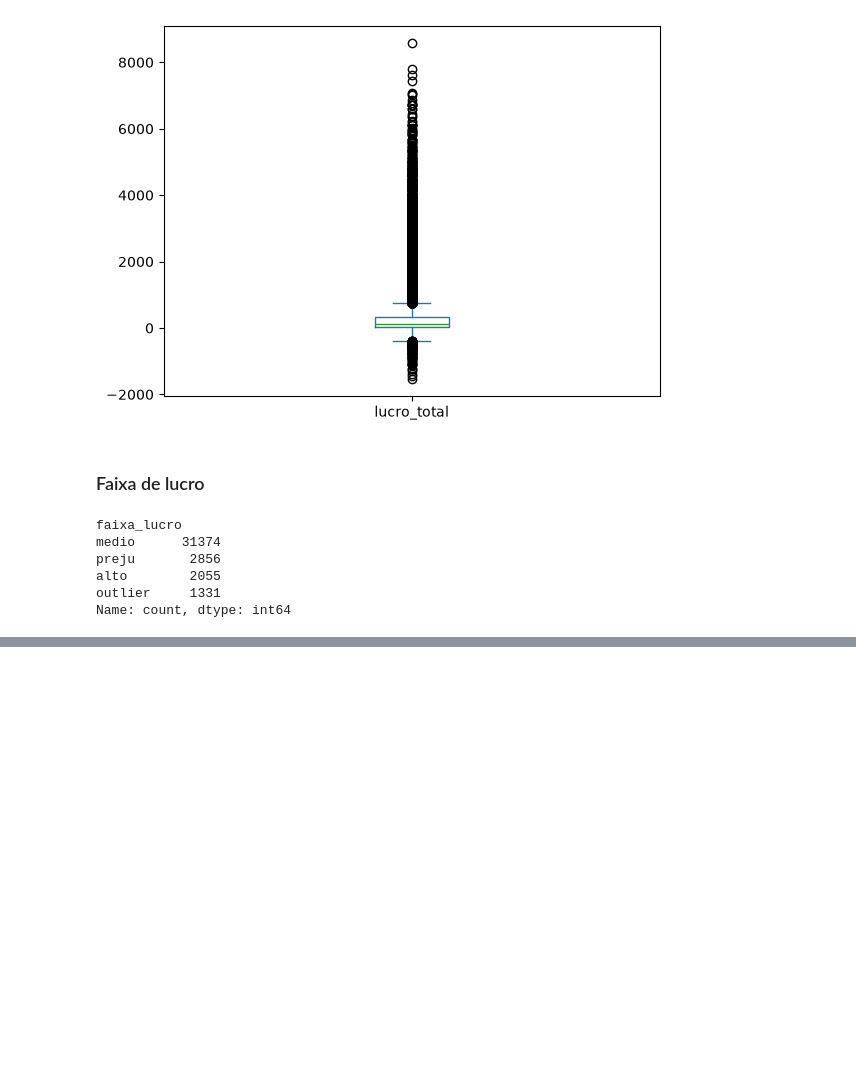
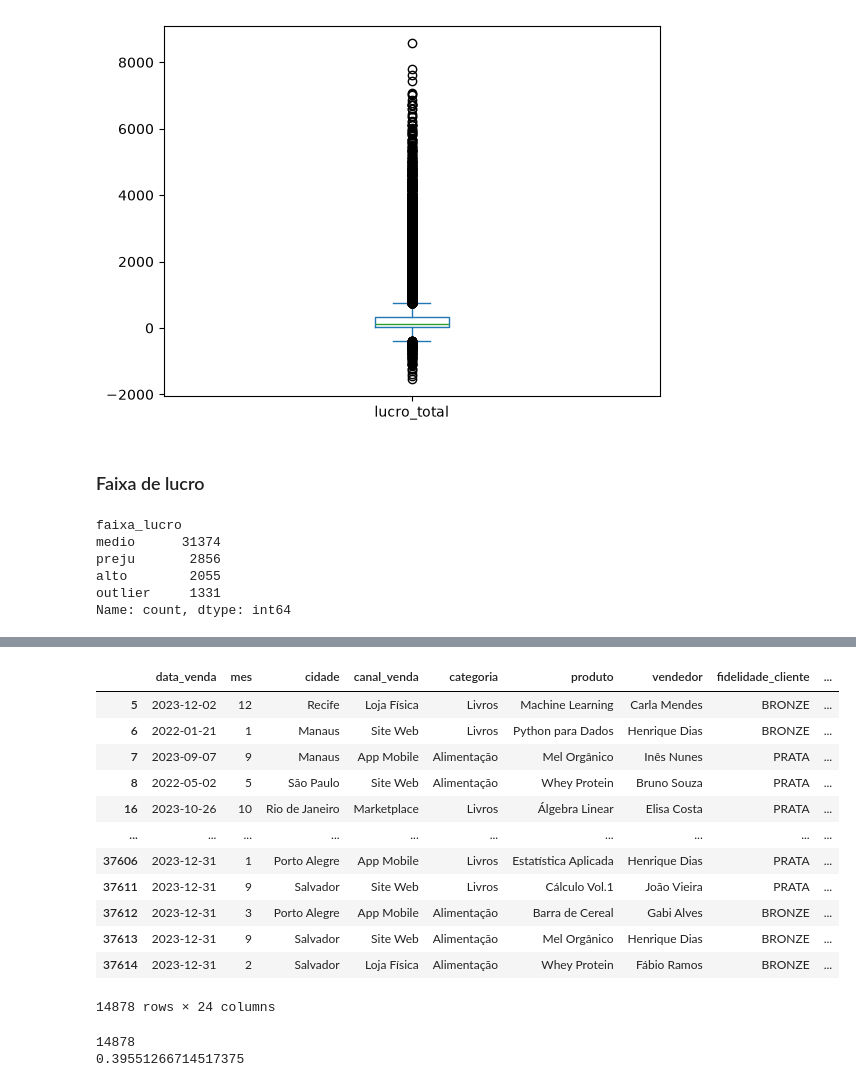
Before and after one commit to UFRJ-Analytica/ufrj-analytica-training, a Jupyter notebook: entregaveis/notebooks/rhenan_goncalves.ipynb, the cells around one changed output, grey strips where cells are left out. Cells and saved outputs as stored; diff of their text form; code cells hidden in the pictures; blank space fills up the shorter version.

```diff
--- a/entregaveis/notebooks/rhenan_goncalves.ipynb
+++ b/entregaveis/notebooks/rhenan_goncalves.ipynb
@@ -482,0 +586,24 @@ Name: count, dtype: int64
+# %%
+#vou pegar comida e livros
+df_bao = df[ df["categoria"].isin(["Livros","Alimentação"]) ]
+df_bao
+# %% [output]
+|  | data_venda | mes | cidade | canal_venda | categoria | produto | vendedor | fidelidade_cliente | ... |
+| 5 | 2023-12-02 | 12 | Recife | Loja Física | Livros | Machine Learning | Carla Mendes | BRONZE | ... |
+| 6 | 2022-01-21 | 1 | Manaus | Site Web | Livros | Python para Dados | Henrique Dias | BRONZE | ... |
+| 7 | 2023-09-07 | 9 | Manaus | App Mobile | Alimentação | Mel Orgânico | Inês Nunes | PRATA | ... |
+| 8 | 2022-05-02 | 5 | São Paulo | Site Web | Alimentação | Whey Protein | Bruno Souza | PRATA | ... |
+| 16 | 2023-10-26 | 10 | Rio de Janeiro | Marketplace | Livros | Álgebra Linear | Elisa Costa | PRATA | ... |
+| ... | ... | ... | ... | ... | ... | ... | ... | ... | ... |
+| 37606 | 2023-12-31 | 1 | Porto Alegre | App Mobile | Livros | Estatística Aplicada | Henrique Dias | PRATA | ... |
+| 37611 | 2023-12-31 | 9 | Salvador | Site Web | Livros | Cálculo Vol.1 | João Vieira | PRATA | ... |
+| 37612 | 2023-12-31 | 3 | Porto Alegre | App Mobile | Alimentação | Barra de Cereal | Gabi Alves | BRONZE | ... |
+| 37613 | 2023-12-31 | 9 | Salvador | Site Web | Alimentação | Mel Orgânico | Henrique Dias | BRONZE | ... |
+| 37614 | 2023-12-31 | 2 | Salvador | Loja Física | Alimentação | Whey Protein | Fábio Ramos | BRONZE | ... |
+14878 rows × 24 columns
+# %%
+print(len(df_bao))
+print(len(df_bao) / len(df))
+# %% [output]
+14878
+0.39551266714517375
```
Also changed, not shown: parts of 29 cells of this notebook.
